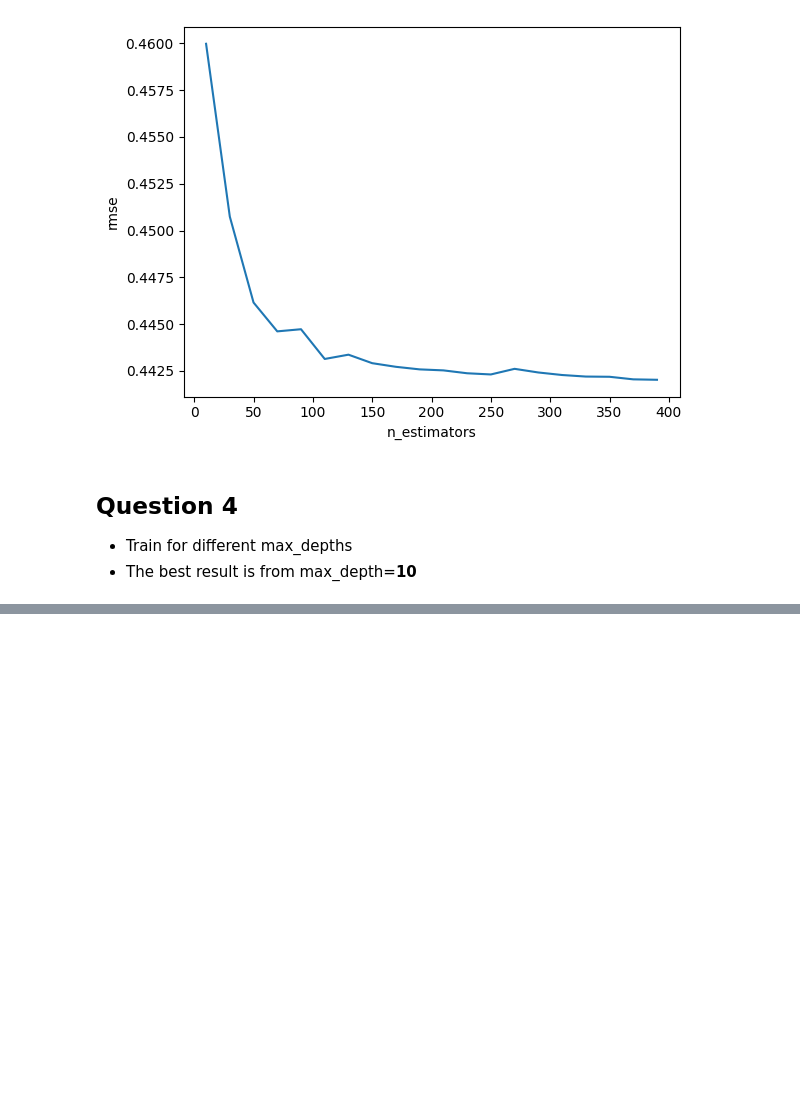
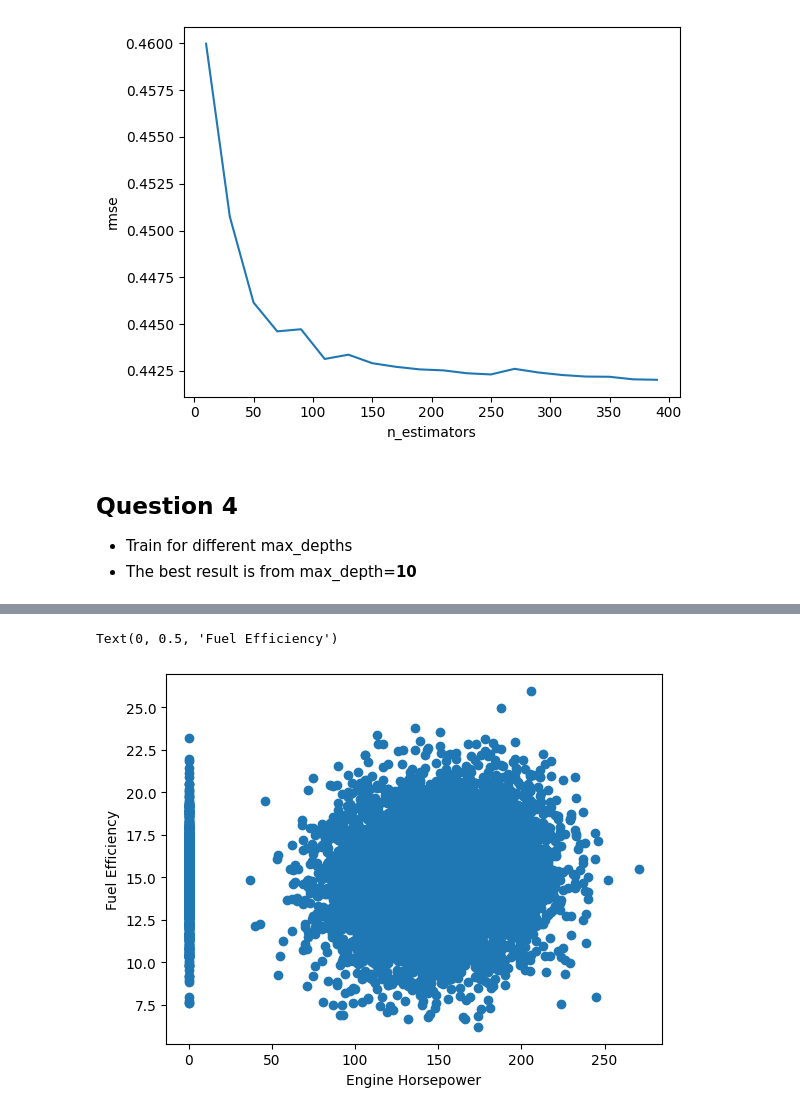
Before and after one commit to Owen-OS/ml-zoomcamp, a Jupyter notebook: 06-Trees/homework.ipynb, the cells around one changed output, grey strips where cells are left out. Saved outputs shown, nothing was run; the diff lists cells and outputs as text; code cells hidden in the pictures; blank space fills up the shorter version.

```diff
--- a/06-Trees/homework.ipynb
+++ b/06-Trees/homework.ipynb
@@ -323,0 +366,7 @@ Subclasses:
+# %%
+plt.scatter(df.horsepower, df.fuel_efficiency_mpg)
+plt.xlabel("Engine Horsepower")
+plt.ylabel("Fuel Efficiency")
+# %% [output]
+Text(0, 0.5, 'Fuel Efficiency')
+[figure, added]
```
Also changed, not shown: parts of 24 cells of this notebook.
